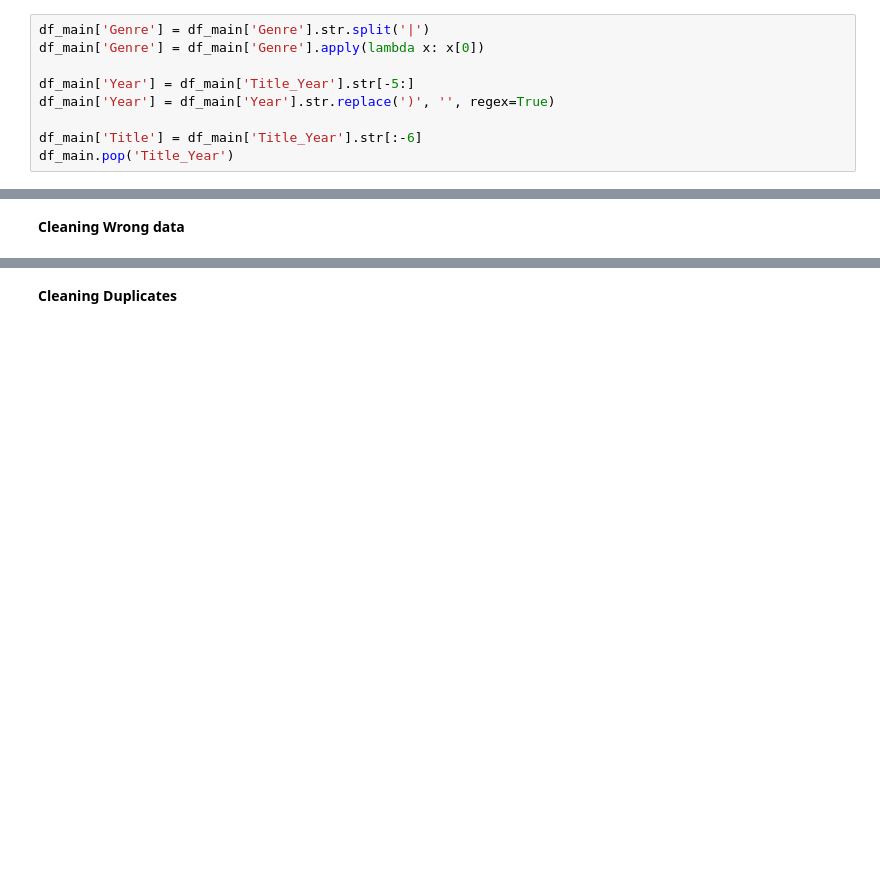
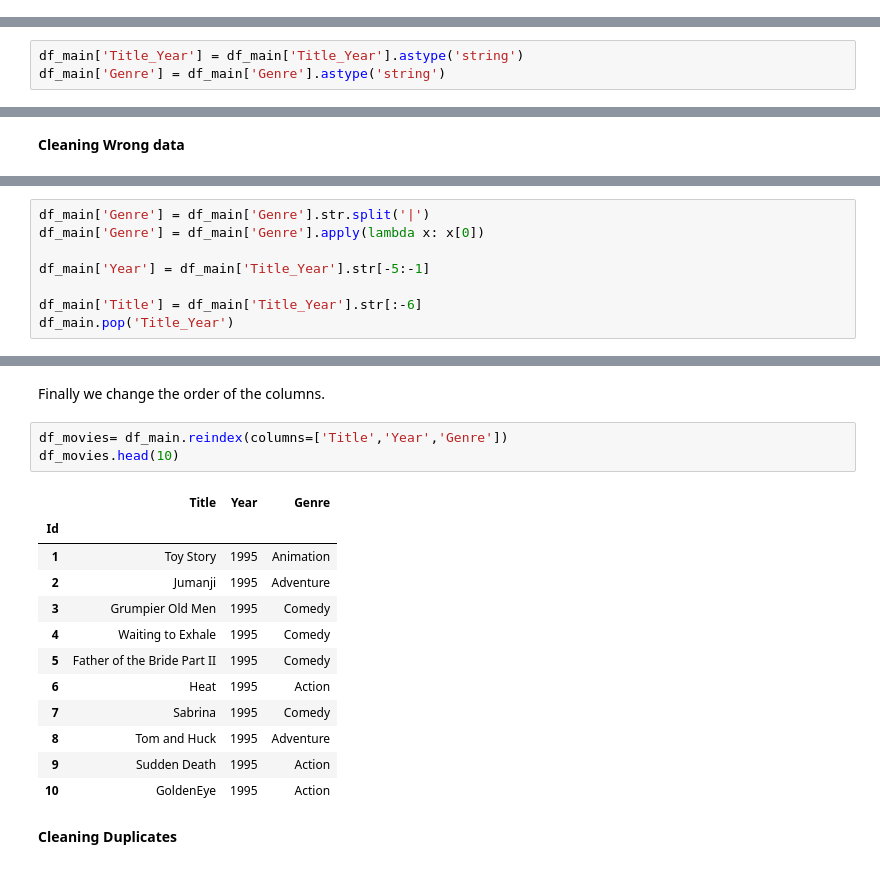
Before and after one commit to IvanaCandyAguilar/Data-Engineer-Data-Science, a Jupyter notebook: Sprint4/Task S4 T02.ipynb, the cells around one changed output, grey strips where cells are left out. Drawn from its saved outputs; the diff is of its cells as text; blank space fills up the shorter version.

```diff
--- a/Sprint4/Task S4 T02.ipynb
+++ b/Sprint4/Task S4 T02.ipynb
@@ -76,9 +49,0 @@ describir lo que se hace en el siguiente codigo
-# %%
-df_main['Genre'] = df_main['Genre'].str.split('|')
-df_main['Genre'] = df_main['Genre'].apply(lambda x: x[0])
-
-df_main['Year'] = df_main['Title_Year'].str[-5:]
-df_main['Year'] = df_main['Year'].str.replace(')', '', regex=True)
-
-df_main['Title'] = df_main['Title_Year'].str[:-6]
-df_main.pop('Title_Year')
@@ -178,0 +62,3 @@ df_main.dropna(inplace = True)
+# %%
+df_main['Title_Year'] = df_main['Title_Year'].astype('string')
+df_main['Genre'] = df_main['Genre'].astype('string')
@@ -180,0 +85,8 @@ df_main.dropna(inplace = True)
+# %%
+df_main['Genre'] = df_main['Genre'].str.split('|')
+df_main['Genre'] = df_main['Genre'].apply(lambda x: x[0])
+
+df_main['Year'] = df_main['Title_Year'].str[-5:-1]
+
+df_main['Title'] = df_main['Title_Year'].str[:-6]
+df_main.pop('Title_Year')
@@ -181,2 +152,20 @@ df_main.dropna(inplace = True)
+# %% [markdown]
+Finally we change the order of the columns.
+# %%
+df_movies= df_main.reindex(columns=['Title','Year','Genre'])
+df_movies.head(10)
+# %% [output]
+|  | Title | Year | Genre |
+| Id |  |  |  |
+| 1 | Toy Story | 1995 | Animation |
+| 2 | Jumanji | 1995 | Adventure |
+| 3 | Grumpier Old Men | 1995 | Comedy |
+| 4 | Waiting to Exhale | 1995 | Comedy |
+| 5 | Father of the Bride Part II | 1995 | Comedy |
+| 6 | Heat | 1995 | Action |
+| 7 | Sabrina | 1995 | Comedy |
+| 8 | Tom and Huck | 1995 | Adventure |
+| 9 | Sudden Death | 1995 | Action |
+| 10 | GoldenEye | 1995 | Action |
 # %% [markdown]
 **Cleaning Duplicates**
```
Also changed, not shown: parts of 41 cells of this notebook.
